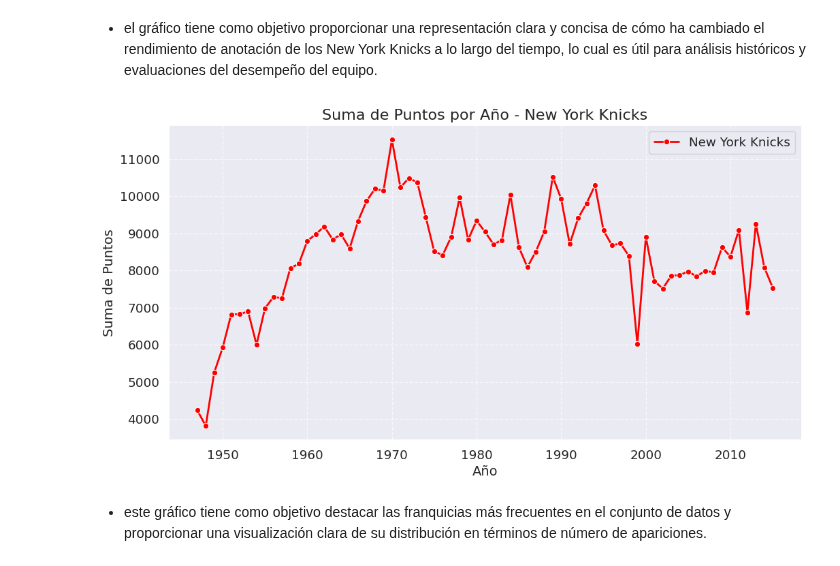
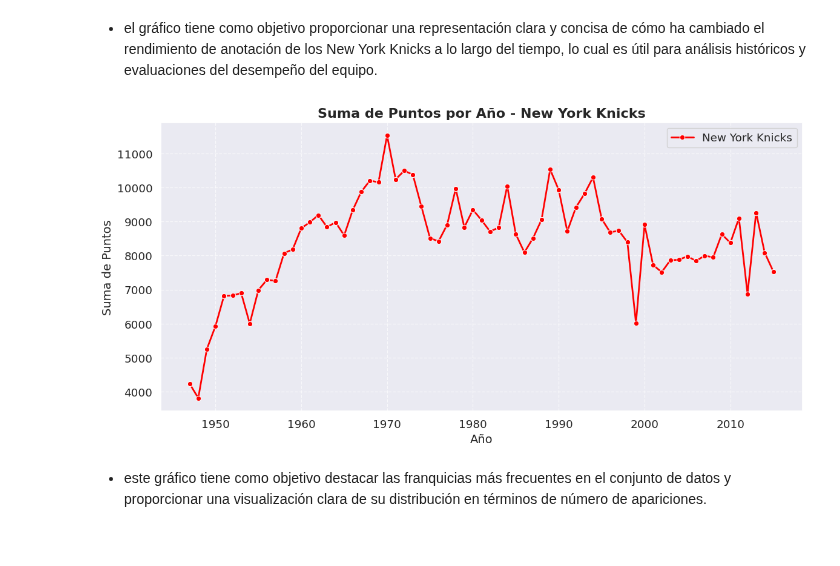
Before and after one commit to jorgeav527/py-fundamentals-ds, a Jupyter notebook: capitulo-4/Lab6_Exploracion.ipynb, the cells around one changed output. Drawn from its saved outputs; the diff is of its cells as text; code cells hidden in the pictures.

```diff
--- a/capitulo-4/Lab6_Exploracion.ipynb
+++ b/capitulo-4/Lab6_Exploracion.ipynb
@@ -480,35 +480,47 @@ import seaborn as sns
 # %% [markdown]
 - el gráfico tiene como objetivo proporcionar una representación clara y concisa de cómo ha cambiado el rendimiento de anotación de los New York Knicks a lo largo del tiempo, lo cual es útil para análisis históricos y evaluaciones del desempeño del equipo.
 # %%
-# Filtra los datos para los Knicks y agrupa por año sumando los puntos
-knicks_data = nba[nba["fran_id"] == "Knicks"].groupby("year_id")["pts"].sum().reset_index()
+# 1. Filtrar y agrupar datos: puntos por año para los Knicks
+knicks_data = (
+    nba[nba["fran_id"] == "Knicks"]
+    .groupby("year_id")["pts"]
+    .sum()
+    .reset_index()
+)
 
-# Configuración de estilo de Seaborn
-sns.set(style="whitegrid")
-
-# Configuración del tamaño del gráfico y de la fuente
+# 2. Estilo general y tamaño del gráfico
+sns.set(style="whitegrid", font_scale=1.2)
 plt.figure(figsize=(12, 6))
 sns.set(font_scale=1.2)
 
-# Gráfico de línea con marcadores para la suma de puntos por año
-sns.lineplot(data=knicks_data, x="year_id", y="pts", marker='o', color='red', linewidth=2)
+# 3. Crear gráfico de línea con marcadores
+sns.lineplot(
+    data=knicks_data,
+    x="year_id",
+    y="pts",
+    marker="o",
+    color="red",
+    linewidth=2,
+    label="New York Knicks"
+)
 
-# Añadir títulos y etiquetas
-plt.title('Suma de Puntos por Año - New York Knicks', fontsize=16)
-plt.xlabel('Año', fontsize=14)
-plt.ylabel('Suma de Puntos', fontsize=14)
+# 4. Títulos y etiquetas
+plt.title("Suma de Puntos por Año - New York Knicks", fontsize=16, weight='bold')
+plt.xlabel("Año", fontsize=14)
+plt.ylabel("Suma de Puntos", fontsize=14)
 
-# Añadir cuadrícula
-plt.grid(True, linestyle='--', alpha=0.7)
+# 5. Cuadrícula y rotación de etiquetas
+plt.grid(True, linestyle="--", alpha=0.7)
+plt.xticks(rotation=0)
 
-# Ajustes adicionales si es necesario
-plt.xticks(rotation=0)
-plt.legend(['New York Knicks'])
+# 6. Leyenda y márgenes
+plt.legend()
+plt.tight_layout()
 
-# Mostrar el gráfico
+# 7. Mostrar el gráfico
 plt.show()
 # %% [output]
-[figure, old version]
+[figure, new version]
 # %% [markdown]
 - este gráfico tiene como objetivo destacar las franquicias más frecuentes en el conjunto de datos y proporcionar una visualización clara de su distribución en términos de número de apariciones.
 # %%
```
Also changed, not shown: parts of 2 cells of this notebook, 10 other files.
